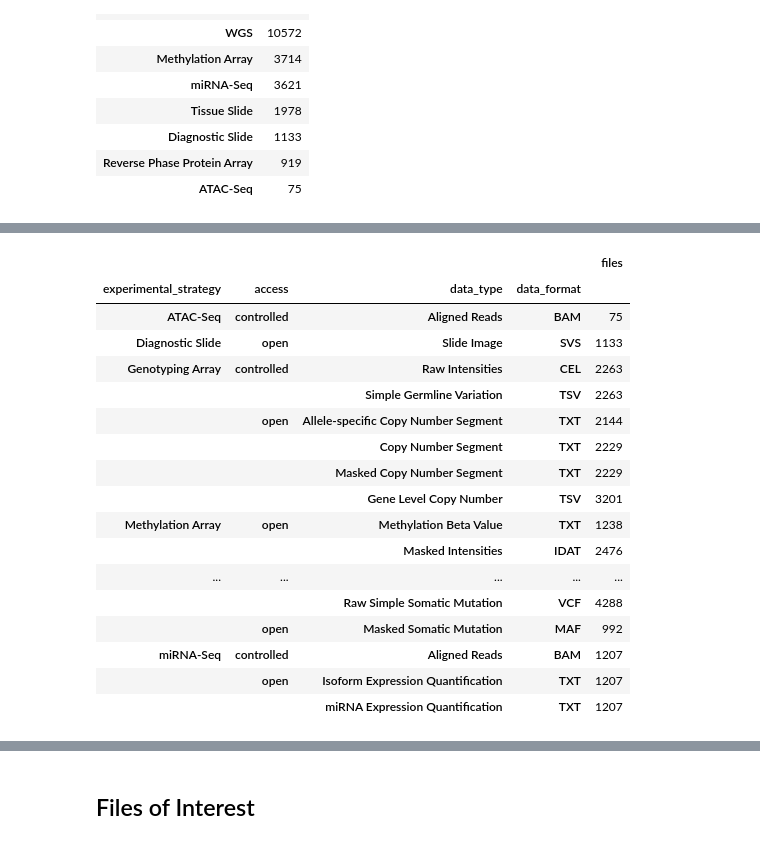
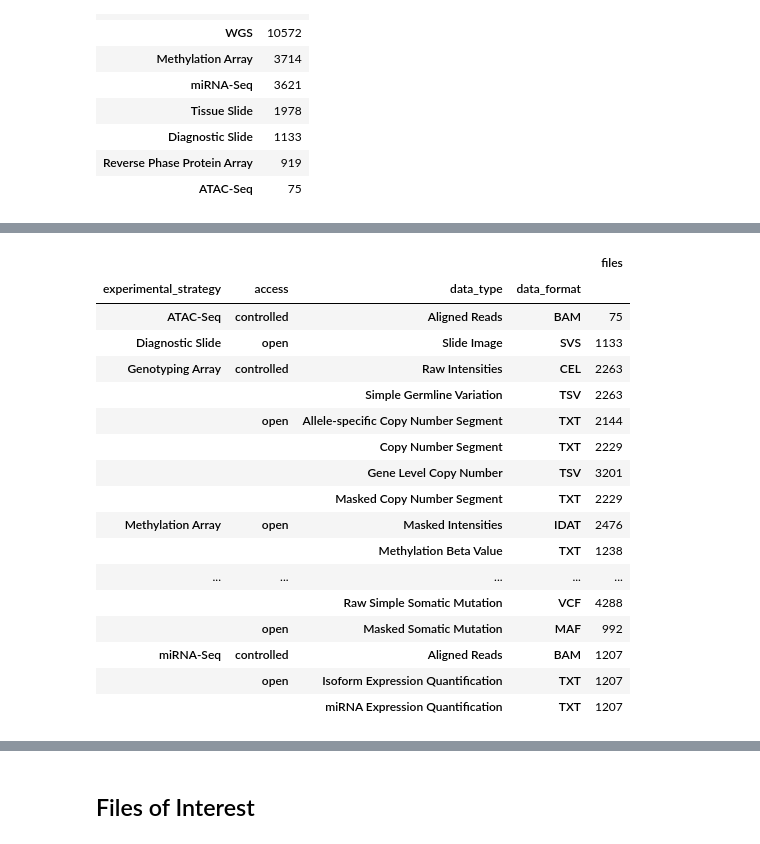
Before and after one commit to MylenaRoberta/pan-cancer-analysis, a Jupyter notebook: notebooks/01_tcga-brca/02_brca-exploratory-metadata-analysis.ipynb, the cells around one changed output, grey strips where cells are left out. Cells and saved outputs as stored; diff of their text form; code cells hidden in the pictures.

```diff
--- a/notebooks/01_tcga-brca/02_brca-exploratory-metadata-analysis.ipynb
+++ b/notebooks/01_tcga-brca/02_brca-exploratory-metadata-analysis.ipynb
@@ -202,24 +233,24 @@ df_files \
 # %%
 # Count the number of data types associated with files
 df_files \
     .groupby([
         'experimental_strategy', 'access', 'data_type', 'data_format',
     ]) \
     .agg(files = pd.NamedAgg(column='file_id', aggfunc='nunique')) \
-    .sort_values(by=['experimental_strategy', 'access', 'files'])
+    .sort_values(by=['experimental_strategy', 'access', 'data_type'])
 # %% [output]
 |  |  |  |  | files |
 | experimental_strategy | access | data_type | data_format |  |
 | ATAC-Seq | controlled | Aligned Reads | BAM | 75 |
 | Diagnostic Slide | open | Slide Image | SVS | 1133 |
 | Genotyping Array | controlled | Raw Intensities | CEL | 2263 |
 |  |  | Simple Germline Variation | TSV | 2263 |
 |  | open | Allele-specific Copy Number Segment | TXT | 2144 |
 |  |  | Copy Number Segment | TXT | 2229 |
+|  |  | Gene Level Copy Number | TSV | 3201 |
 |  |  | Masked Copy Number Segment | TXT | 2229 |
-|  |  | Gene Level Copy Number | TSV | 3201 |
-| Methylation Array | open | Methylation Beta Value | TXT | 1238 |
-|  |  | Masked Intensities | IDAT | 2476 |
+| Methylation Array | open | Masked Intensities | IDAT | 2476 |
+|  |  | Methylation Beta Value | TXT | 1238 |
 | ... | ... | ... | ... | ... |
 |  |  | Raw Simple Somatic Mutation | VCF | 4288 |
 |  | open | Masked Somatic Mutation | MAF | 992 |
```
Also changed, not shown: parts of 12 cells of this notebook.
